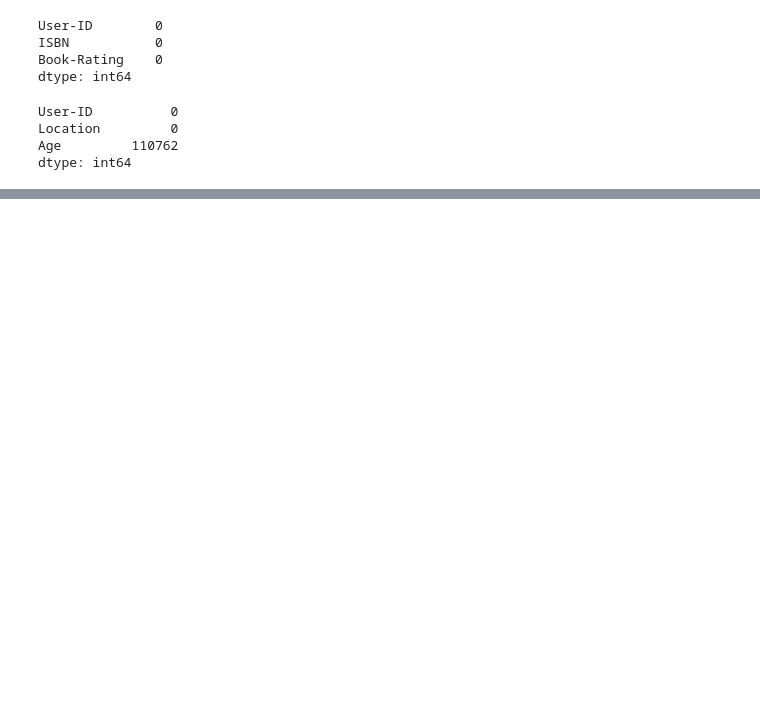
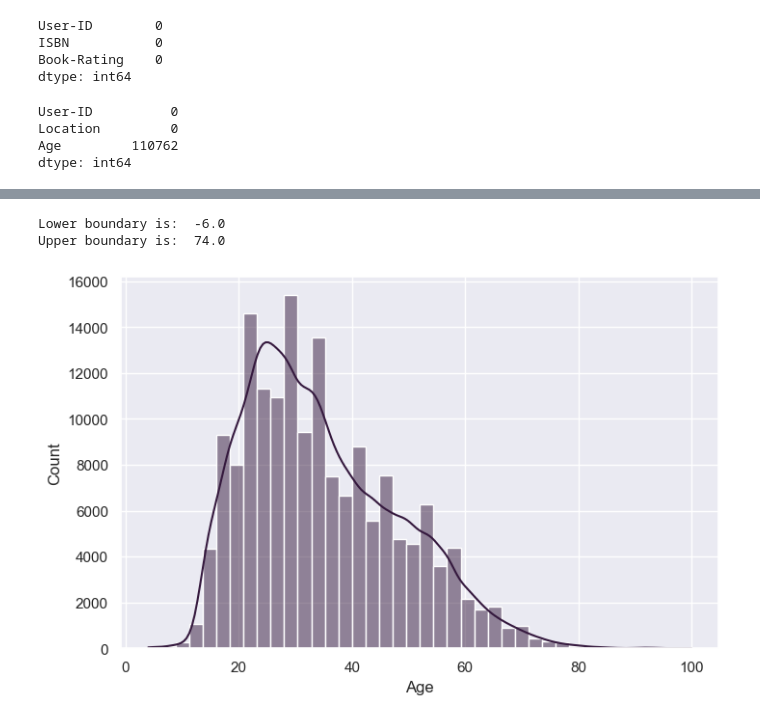
Before and after one commit to flo-shi/Recommender-System, a Jupyter notebook: recommenda system.ipynb, the cells around one changed output, grey strips where cells are left out. Cells and saved outputs as stored; diff of their text form; code cells hidden in the pictures; blank space fills up the shorter version.

```diff
--- a/recommenda system.ipynb
+++ b/recommenda system.ipynb
@@ -146,0 +203,28 @@ dtype: int64
+# %%
+def find_boundaries(data,variable):
+    # Finding the IQR
+    Q1 = data[variable].quantile(.25)
+    Q3 = data[variable].quantile(.75)
+    IQR = Q3 - Q1
+    # Finding lower and upper bounadry
+    l_boundary = Q1 - 1.5 * IQR
+    u_boundary = Q3 + 1.5 * IQR
+    return l_boundary, u_boundary
+
+l_column , u_column = find_boundaries(df3, 'Age')
+print("Lower boundary is: ", l_column)
+print("Upper boundary is: ", u_column)
+# %% [output]
+Lower boundary is:  -6.0
+Upper boundary is:  74.0
+# %%
+remove = np.where(df3['Age'] > 100, True,
+                  np.where(df3['Age'] < 4, True, False))
+
+df3 = df3.loc[~(remove)]
+# %%
+plt.figure(figsize=(8,5))
+sns.set_theme(style='darkgrid',palette="rocket")
+ax =  sns.histplot(data=df3, x= 'Age', kde=True, bins=40)
+# %% [output]
+[figure, added]
```
Also changed, not shown: parts of 19 cells of this notebook.
